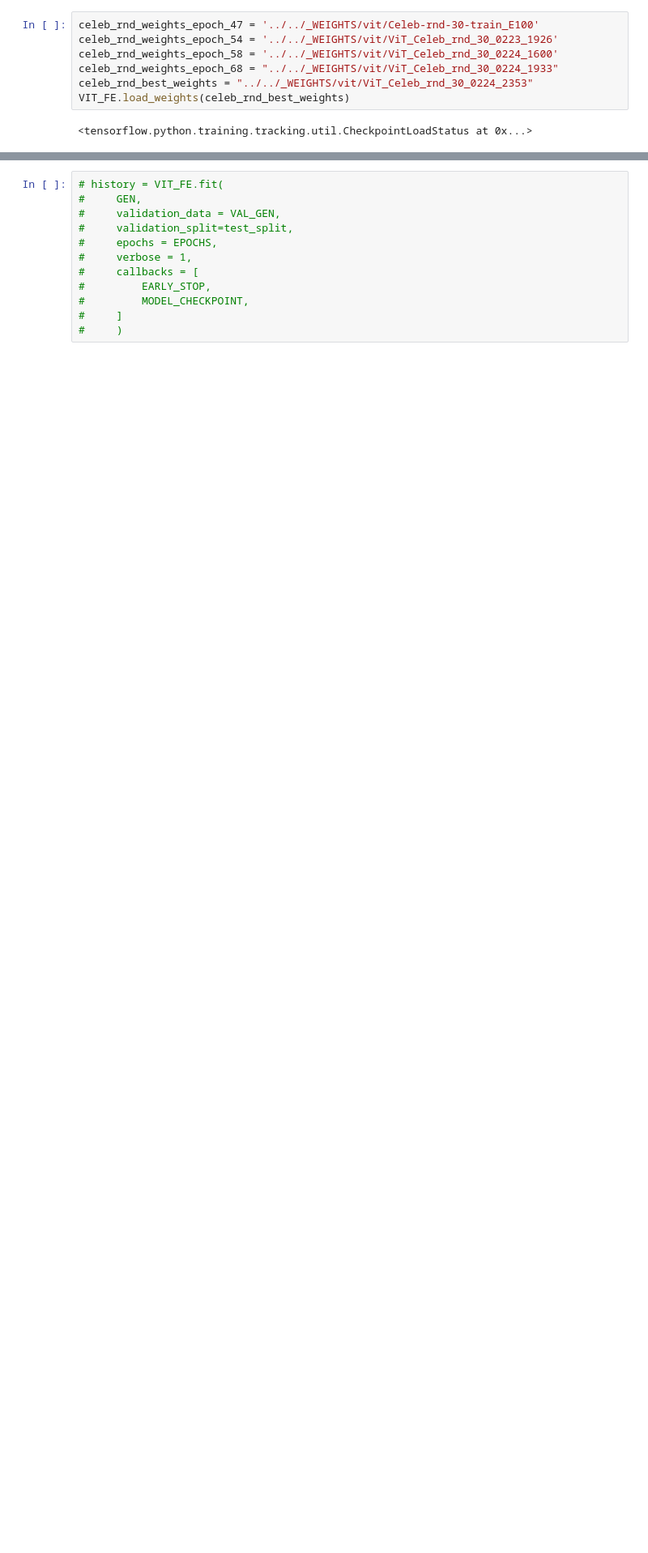
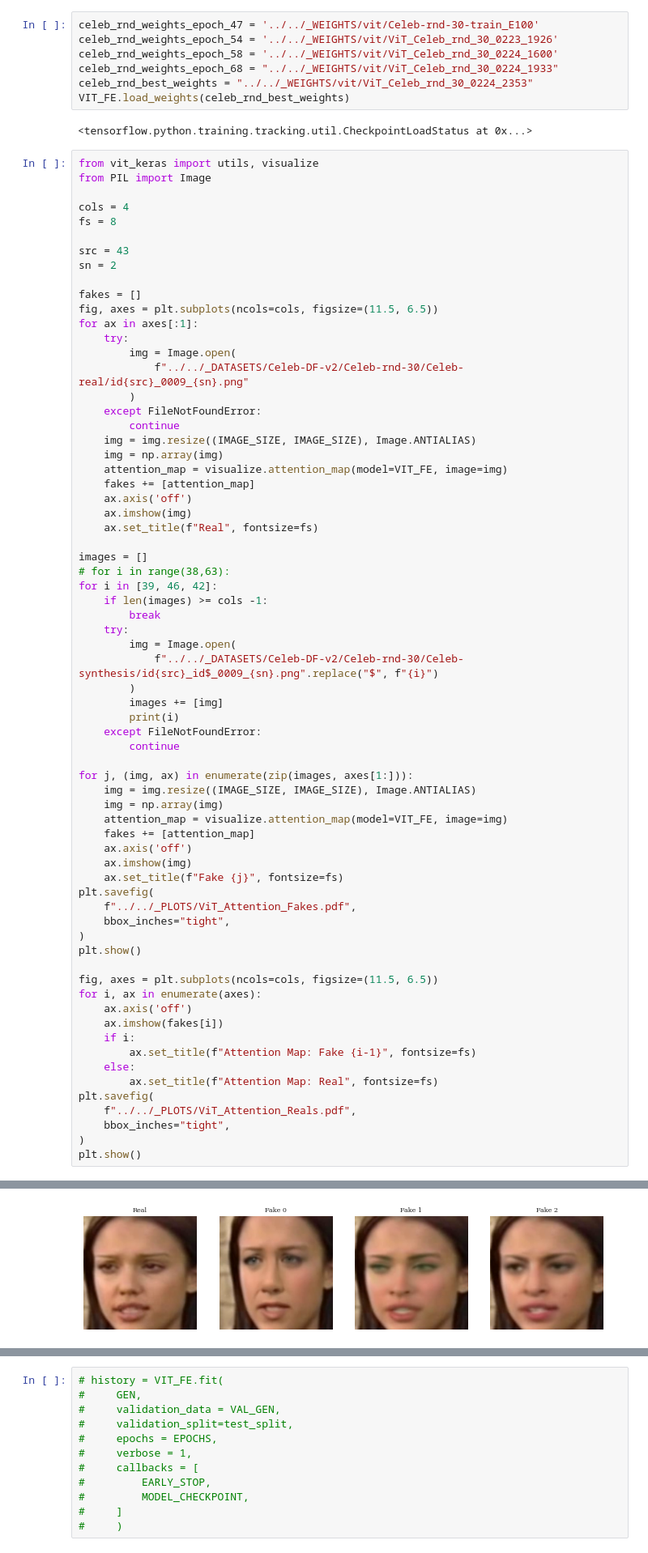
Before and after one commit to zsxkib/MInf-2.0-DeepFake-Detection, a Jupyter notebook: _TRAINING/ViT/ViT.ipynb, the cells around one changed output, grey strips where cells are left out. Shown at 81% size. Cells and saved outputs as stored; diff of their text form; blank space fills up the shorter version.

```diff
--- a/_TRAINING/ViT/ViT.ipynb
+++ b/_TRAINING/ViT/ViT.ipynb
@@ -466,3 +466,72 @@ celeb_rnd_best_weights = "../../_WEIGHTS/vit/ViT_Celeb_rnd_30_0224_2353"
 VIT_FE.load_weights(celeb_rnd_best_weights)
 # %% [output]
 <tensorflow.python.training.tracking.util.CheckpointLoadStatus at 0x...>
+# %%
+from vit_keras import utils, visualize
+from PIL import Image
+
+cols = 4
+fs = 8
+
+src = 43
+sn = 2
+
+fakes = []
+fig, axes = plt.subplots(ncols=cols, figsize=(11.5, 6.5))
+for ax in axes[:1]:
+    try:
+        img = Image.open(
+            f"../../_DATASETS/Celeb-DF-v2/Celeb-rnd-30/Celeb-real/id{src}_0009_{sn}.png"
+        )
+    except FileNotFoundError:
+        continue
+    img = img.resize((IMAGE_SIZE, IMAGE_SIZE), Image.ANTIALIAS)
+    img = np.array(img)
+    attention_map = visualize.attention_map(model=VIT_FE, image=img)
+    fakes += [attention_map]
+    ax.axis('off')
+    ax.imshow(img)
+    ax.set_title(f"Real", fontsize=fs)
+
+images = []
+# for i in range(38,63):
+for i in [39, 46, 42]:
+    if len(images) >= cols -1:
+        break
+    try:
+        img = Image.open(
+            f"../../_DATASETS/Celeb-DF-v2/Celeb-rnd-30/Celeb-synthesis/id{src}_id$_0009_{sn}.png".replace("$", f"{i}")
+        )
+        images += [img]
+        print(i)
+    except FileNotFoundError:
+        continue
+
+for j, (img, ax) in enumerate(zip(images, axes[1:])):
+    img = img.resize((IMAGE_SIZE, IMAGE_SIZE), Image.ANTIALIAS)
+    img = np.array(img)
+    attention_map = visualize.attention_map(model=VIT_FE, image=img)
+    fakes += [attention_map]
+    ax.axis('off')
+    ax.imshow(img)
+    ax.set_title(f"Fake {j}", fontsize=fs)
+plt.savefig(
+    f"../../_PLOTS/ViT_Attention_Fakes.pdf",
+    bbox_inches="tight",
+)
+plt.show()
+
+fig, axes = plt.subplots(ncols=cols, figsize=(11.5, 6.5))
+for i, ax in enumerate(axes):
+    ax.axis('off')
+    ax.imshow(fakes[i])
+    if i:
+        ax.set_title(f"Attention Map: Fake {i-1}", fontsize=fs)
+    else:
+        ax.set_title(f"Attention Map: Real", fontsize=fs)
+plt.savefig(
+    f"../../_PLOTS/ViT_Attention_Reals.pdf",
+    bbox_inches="tight",
+)
+plt.show()
+# %% [output]
@@ -468,0 +541 @@ VIT_FE.load_weights(celeb_rnd_best_weights)
+[figure, added]
```
Also changed, not shown: parts of 3 cells of this notebook, 21 other files.
